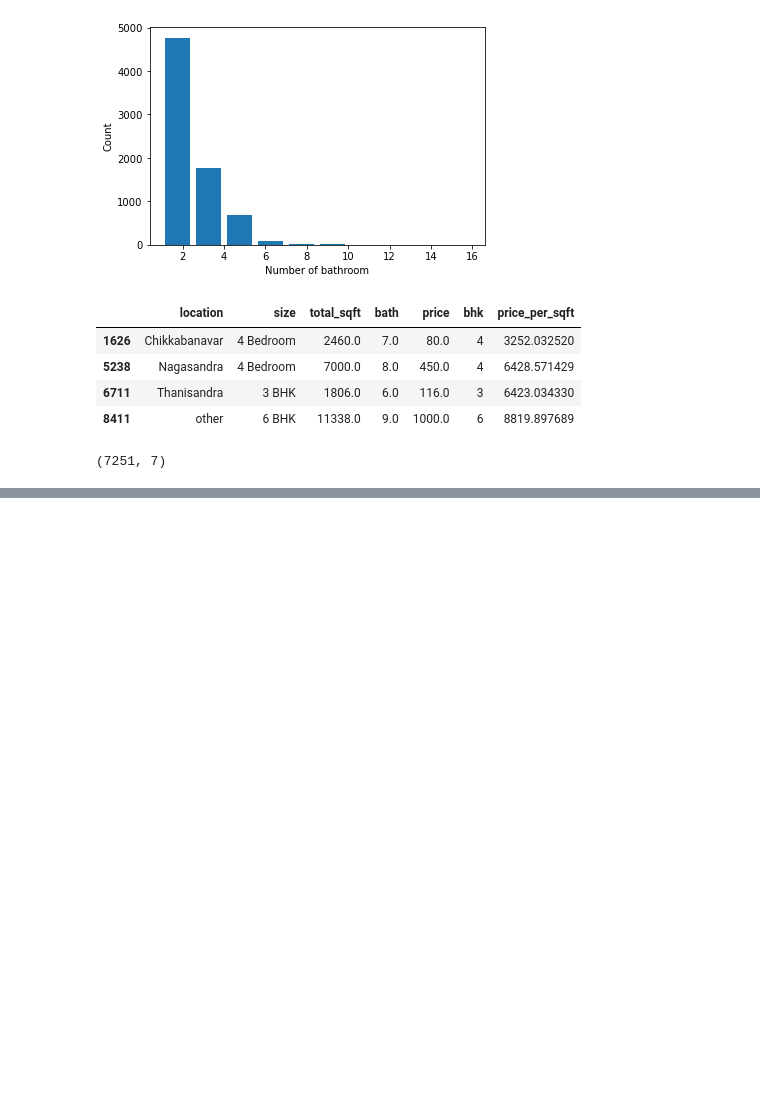
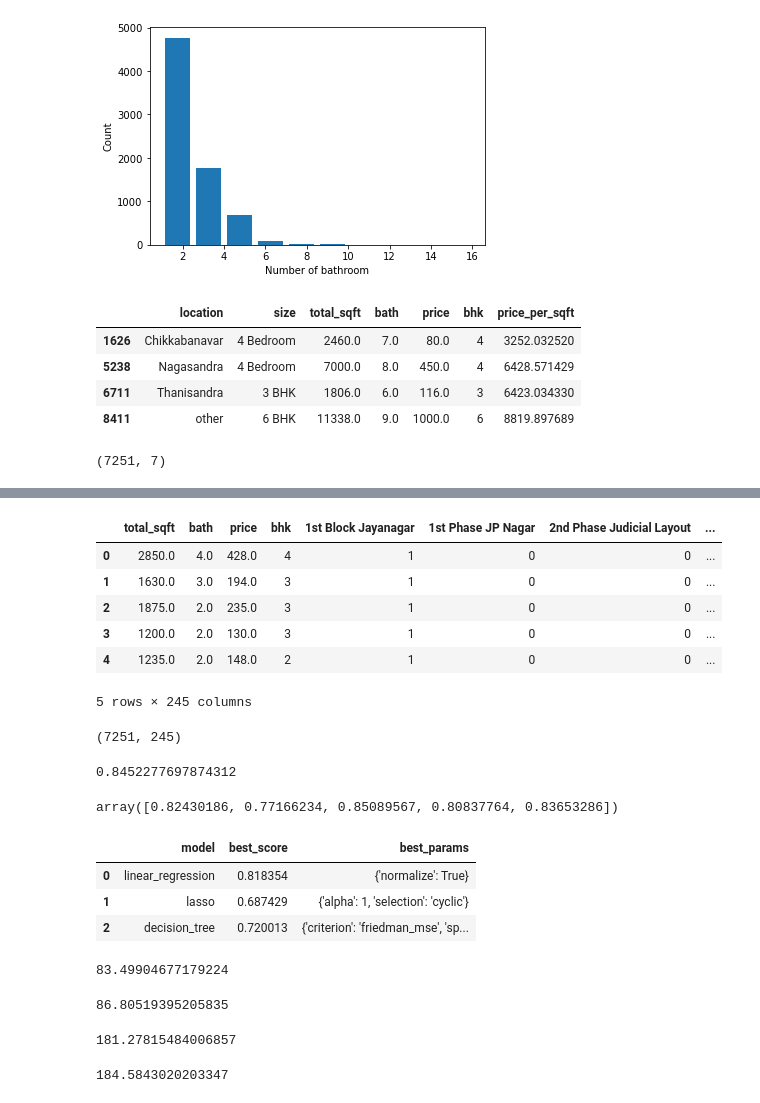
Before and after one commit to dhruvanshmoyal01/Real-Estate-Price-Estimator, a Jupyter notebook: price_esitmator.ipynb, the cells around one changed output, grey strips where cells are left out. Saved outputs shown, nothing was run; the diff lists cells and outputs as text; code cells hidden in the pictures; blank space fills up the shorter version.

Commit message:
creating and exporting model

```diff
--- a/price_esitmator.ipynb
+++ b/price_esitmator.ipynb
@@ -324,0 +352,15 @@ df9 = df8.drop(['size', 'price_per_sqft'], axis = 1)
+# %%
+df10.drop(['location'], axis = 1, inplace = True)
+df10.head()
+# %% [output]
+|  | total_sqft | bath | price | bhk | 1st Block Jayanagar | 1st Phase JP Nagar | 2nd Phase Judicial Layout | ... |
+| 0 | 2850.0 | 4.0 | 428.0 | 4 | 1 | 0 | 0 | ... |
+| 1 | 1630.0 | 3.0 | 194.0 | 3 | 1 | 0 | 0 | ... |
+| 2 | 1875.0 | 2.0 | 235.0 | 3 | 1 | 0 | 0 | ... |
+| 3 | 1200.0 | 2.0 | 130.0 | 3 | 1 | 0 | 0 | ... |
+| 4 | 1235.0 | 2.0 | 148.0 | 2 | 1 | 0 | 0 | ... |
+5 rows × 245 columns
+# %%
+df10.shape
+# %% [output]
+(7251, 245)
@@ -324,0 +373,16 @@ df9 = df8.drop(['size', 'price_per_sqft'], axis = 1)
+# %%
+from sklearn.linear_model import LinearRegression
+lr_clf = LinearRegression()
+lr_clf.fit(X_train, y_train)
+lr_clf.score(X_test, y_test)
+# %% [output]
+0.8452277697874312
+# %%
+from sklearn.model_selection import ShuffleSplit
+from sklearn.model_selection import cross_val_score
+
+cv = ShuffleSplit(n_splits = 5, test_size = 0.2, random_state = 0)
+
+cross_val_score(LinearRegression(), X, y, cv = cv)
+# %% [output]
+array([0.82430186, 0.77166234, 0.85089567, 0.80837764, 0.83653286])
@@ -324,0 +429,7 @@ df9 = df8.drop(['size', 'price_per_sqft'], axis = 1)
+# %%
+find_best_model_using_gridsearchcv(X, y)
+# %% [output]
+|  | model | best_score | best_params |
+| 0 | linear_regression | 0.818354 | {'normalize': True} |
+| 1 | lasso | 0.687429 | {'alpha': 1, 'selection': 'cyclic'} |
+| 2 | decision_tree | 0.720013 | {'criterion': 'friedman_mse', 'sp... |
@@ -324,0 +448,16 @@ df9 = df8.drop(['size', 'price_per_sqft'], axis = 1)
+# %%
+predict_price('1st Phase JP Nagar', 1000, 2, 2)
+# %% [output]
+83.49904677179224
+# %%
+predict_price('1st Phase JP Nagar', 1000, 3, 3)
+# %% [output]
+86.80519395205835
+# %%
+predict_price('Indira Nagar', 1000, 2, 2)
+# %% [output]
+181.27815484006857
+# %%
+predict_price('Indira Nagar', 1000, 3, 3)
+# %% [output]
+184.5843020203347
```
Also changed, not shown: parts of 11 cells of this notebook, 2 other files.
